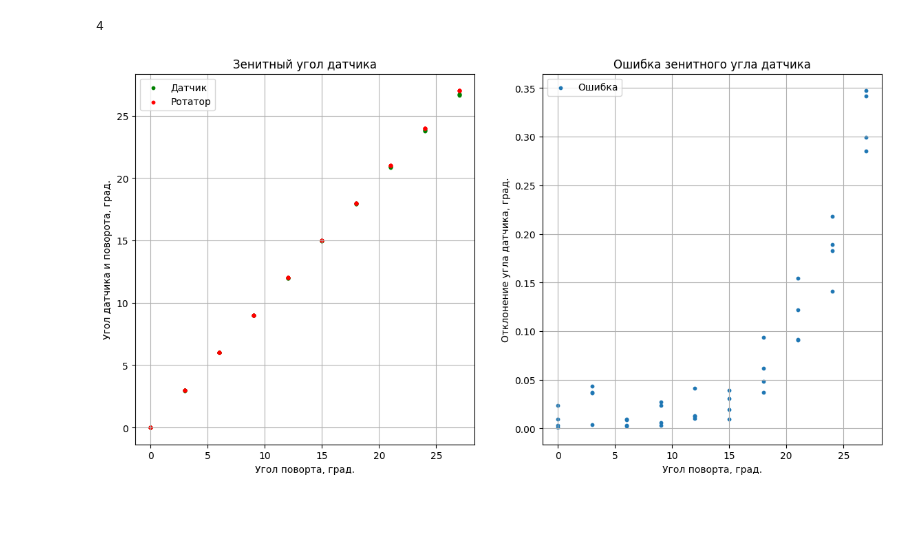
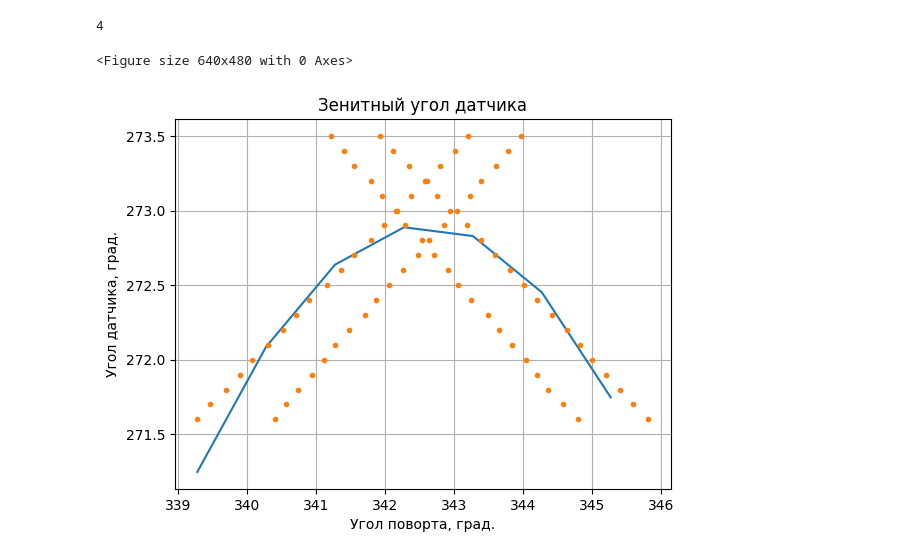
Before and after one commit to functiod/Calibrator, a Jupyter notebook: dsg/calibrator/data_processing/test.ipynb, the cells around one changed output. Saved outputs shown, nothing was run; the diff lists cells and outputs as text; code cells hidden in the pictures; blank space fills up the shorter version.

```diff
--- a/dsg/calibrator/data_processing/test.ipynb
+++ b/dsg/calibrator/data_processing/test.ipynb
@@ -51,7 +51,9 @@ def plot_teor_exp_calib(df: pd.DataFrame) -> None:
     y: np.ndarray = calib_df['zenith angle'].to_numpy()
 
     fig, ax = plt.subplots()
-    ax.set_title('Thetta to radius')
+    ax.set_title('Зенитный угол датчика')
+    ax.set_xlabel('Угол поворта, град.')
+    ax.set_ylabel('Угол датчика, град.')
     plt.grid(True)
     plt.plot(x_new, y_new, '-', x, y, '.')
 
@@ -173,11 +175,11 @@ def plot_exp_angle_dispersion(df_calib: pd.DataFrame | str) -> None:
     else:
         raise Exception("Wrong DataFrame type")
     theor_zen_angle: np.ndarray = df['zenith angle'].to_numpy()
-    plt.scatter(theor_zen_angle, find_zen_angle_dispersion(df_calib), s=15)
+    plt.scatter(theor_zen_angle, np.sqrt(find_zen_angle_dispersion(df_calib)), s=15)
     plt.grid(True)
     plt.xlabel('Угол поворота, град.')
-    plt.ylabel('Дисперсия угла')
-    plt.title('Дисперсия угла датчика')
+    plt.ylabel('Среднеквадратичное отклонение угла')
+    plt.title('Среднеквадратичное отклонение угла датчика')
     plt.show()
 
 plot_exp_angle_dispersion(df)
@@ -217,26 +219,24 @@ number_azim_steps
 # %%
 import numpy as np
 import pandas as pd
 import matplotlib.pyplot as plt
-df = pd.read_csv(r"D:\python_projects\Calibrator\utils\Intensity_tables\12-14-2023_17-31-16_Intensity.csv", sep='\t')
+df = pd.read_csv(r"D:\python_projects\Calibrator\utils\Normal_fall\12-13-2023_18-04-06_Intensity.csv", sep='\t')
 exp_zen_angle = df['zen sens'].to_numpy()
 theor_zen_angle = df['zenith angle'].to_numpy()
 
-fig = plt.figure(figsize=(14, 7))
-axes = fig.subplots(nrows=1, ncols=2)
-axes[0].scatter(theor_zen_angle, abs(exp_zen_angle), c='g', s=10)
-axes[0].scatter(theor_zen_angle, abs(theor_zen_angle), c='r', s=10)
-axes[0].set_title('Зенитный угол датчика')
-axes[0].grid(True)
-axes[0].legend(['Датчик', 'Ротатор'])
-axes[0].set_xlabel('Угол поворта, град.')
-axes[0].set_ylabel('Угол датчика и поворота, град.')
-axes[1].scatter(theor_zen_angle, abs(abs(exp_zen_angle) - abs(theor_zen_angle)), s=10)
-axes[1].set_title('Ошибка зенитного угла датчика')
-axes[1].grid(True)
-axes[1].legend(['Ошибка'])
-axes[1].set_xlabel('Угол поворта, град.')
-axes[1].set_ylabel('Отклонение угла датчика, град.')
-plt.show()
+fig = plt.figure()
+
+# axes = fig.subplots()
+# axes.scatter(theor_zen_angle, abs(exp_zen_angle), c='g', s=20)
+# axes.scatter(theor_zen_angle, abs(theor_zen_angle), c='r', s=20)
+# axes.set_title('Зенитный угол датчика')
+# axes.grid(True)
+# axes.legend(['Датчик', 'Ротатор'])
+# axes.set_xlabel('Угол поворта, град.')
+# axes.set_ylabel('Угол датчика и поворота, град.')
+
+# plt.show()
+plot_teor_exp_calib(df)
 # %% [output]
+<Figure size 640x480 with 0 Axes>
-[figure, old version]
+[figure, new version]
```
Also changed, not shown: parts of 5 cells of this notebook, 1 other file.
